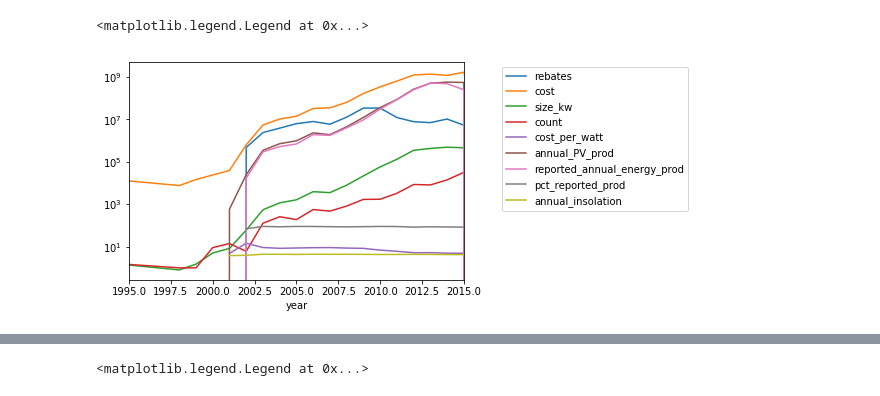
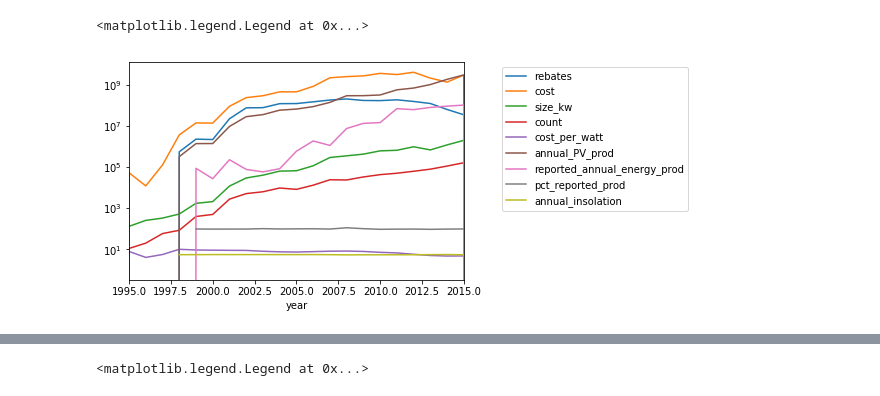
Before and after one commit to kjcaspary/OpenPV-Project, a Jupyter notebook: OpenPV Pandas dev.ipynb, the cells around one changed output, grey strips where cells are left out. Cells and saved outputs as stored; diff of their text form; code cells hidden in the pictures.

```diff
--- a/OpenPV Pandas dev.ipynb
+++ b/OpenPV Pandas dev.ipynb
@@ -82,16 +85,16 @@ ahist=cdf[(cdf['state']=='CA')]['year'].hist(bins=[x for x in range(1999,2016)])
 # %%
-this_state = df['state'].value_counts().index[2]
+this_state = df['state'].value_counts().index[0]
 ax1=df[(df['state']==this_state)].groupby(['year']).sum()['rebates'].plot(logy=True,xlim=(1995,2015))
 ax1=df[(df['state']==this_state)].groupby(['year']).sum()['cost'].plot(logy=True,xlim=(1995,2015))
 ax1=df[(df['state']==this_state)].groupby(['year']).sum()['size_kw'].plot(logy=True,xlim=(1995,2015))
 ax1=df[(df['state']==this_state)].groupby(['year']).sum()['count'].plot(logy=True,xlim=(1995,2015))
 ax1=df[(df['state']==this_state)].groupby(['year']).mean()['cost_per_watt'].plot(logy=True,xlim=(1995,2015))
 ax1=df[(df['state']==this_state)].groupby(['year']).sum()['annual_PV_prod'].plot(logy=True,xlim=(1995,2015))
 ax1=df[(df['state']==this_state)].groupby(['year']).sum()['reported_annual_energy_prod'].plot(logy=True,xlim=(1995,2015))
 ax1=df[(df['state']==this_state)].groupby(['year']).mean()['pct_reported_prod'].plot(logy=True,xlim=(1995,2015))
 ax1=df[(df['state']==this_state)].groupby(['year']).mean()['annual_insolation'].plot(logy=True,xlim=(1995,2015))
 ax1.legend(bbox_to_anchor=(1.1, 1.0))
 # %% [output]
 <matplotlib.legend.Legend at 0x...>
-[figure, old version]
+[figure, new version]
 # %%
```
Also changed, not shown: parts of 7 cells of this notebook, 10 other files.
